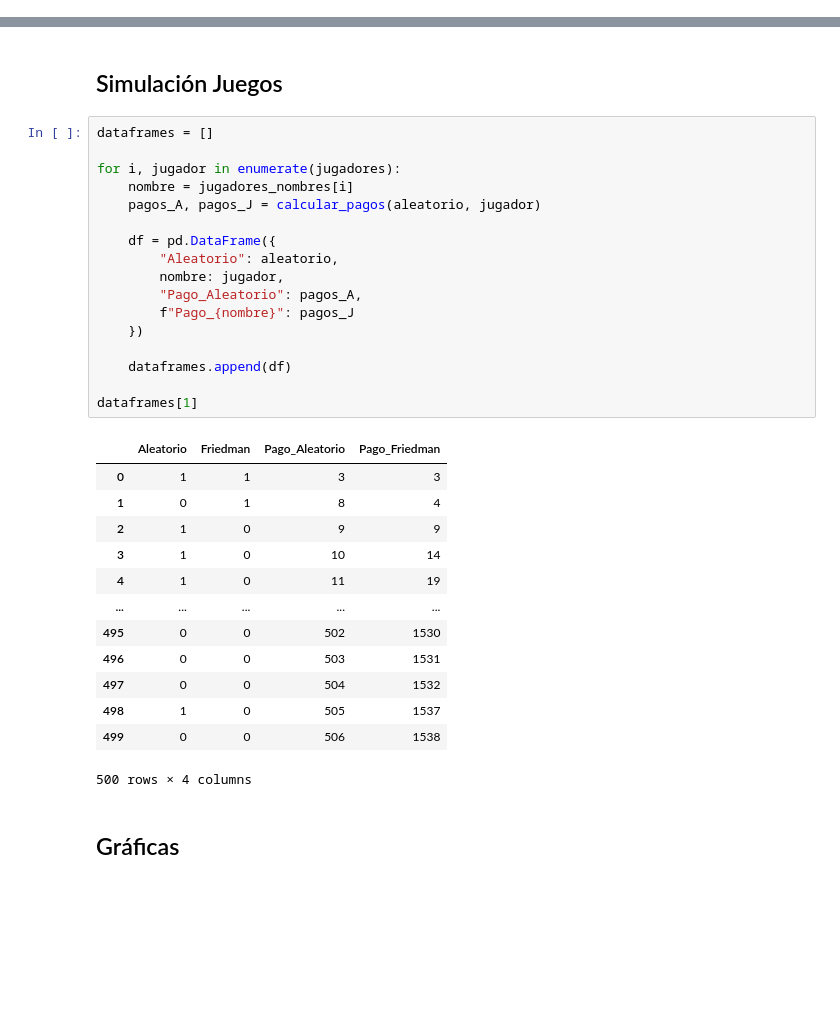
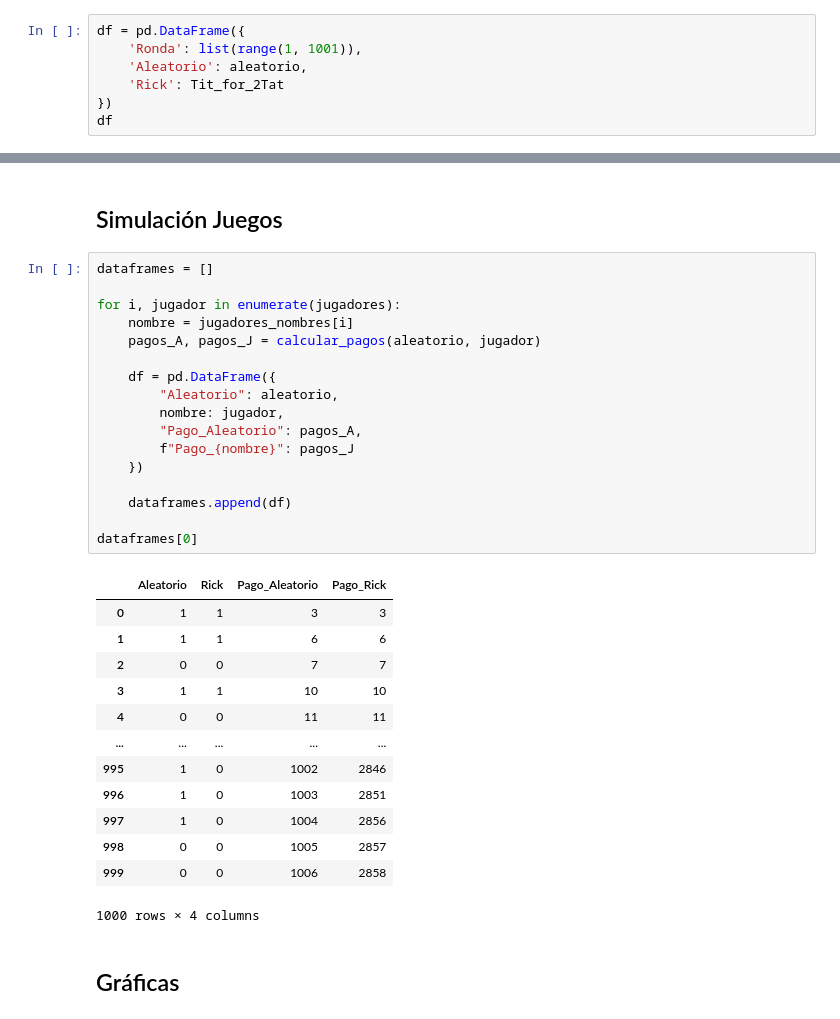
Before and after one commit to AlexFajardo26/Teoria_de_juegos, a Jupyter notebook: Proyecto.ipynb, the cells around one changed output, grey strips where cells are left out. Cells and saved outputs as stored; diff of their text form; blank space fills up the shorter version.

```diff
--- a/Proyecto.ipynb
+++ b/Proyecto.ipynb
@@ -70,0 +99,7 @@ jugadores.append(Tit_for_tat)
+# %%
+df = pd.DataFrame({
+    'Ronda': list(range(1, 1001)),
+    'Aleatorio': aleatorio,
+    'Rick': Tit_for_2Tat
+})
+df
@@ -93,34 +142,34 @@ def calcular_pagos(aleatorio, jugador):
 # %%
 dataframes = []
 
 for i, jugador in enumerate(jugadores):
     nombre = jugadores_nombres[i]
     pagos_A, pagos_J = calcular_pagos(aleatorio, jugador)
 
     df = pd.DataFrame({
         "Aleatorio": aleatorio,
         nombre: jugador,
         "Pago_Aleatorio": pagos_A,
         f"Pago_{nombre}": pagos_J
     })
 
     dataframes.append(df)
 
-dataframes[1]
+dataframes[0]
 # %% [output]
-|  | Aleatorio | Friedman | Pago_Aleatorio | Pago_Friedman |
+|  | Aleatorio | Rick | Pago_Aleatorio | Pago_Rick |
 | 0 | 1 | 1 | 3 | 3 |
-| 1 | 0 | 1 | 8 | 4 |
-| 2 | 1 | 0 | 9 | 9 |
-| 3 | 1 | 0 | 10 | 14 |
-| 4 | 1 | 0 | 11 | 19 |
+| 1 | 1 | 1 | 6 | 6 |
+| 2 | 0 | 0 | 7 | 7 |
+| 3 | 1 | 1 | 10 | 10 |
+| 4 | 0 | 0 | 11 | 11 |
 | ... | ... | ... | ... | ... |
-| 495 | 0 | 0 | 502 | 1530 |
-| 496 | 0 | 0 | 503 | 1531 |
-| 497 | 0 | 0 | 504 | 1532 |
-| 498 | 1 | 0 | 505 | 1537 |
-| 499 | 0 | 0 | 506 | 1538 |
+| 995 | 1 | 0 | 1002 | 2846 |
+| 996 | 1 | 0 | 1003 | 2851 |
+| 997 | 1 | 0 | 1004 | 2856 |
+| 998 | 0 | 0 | 1005 | 2857 |
+| 999 | 0 | 0 | 1006 | 2858 |
-500 rows × 4 columns
+1000 rows × 4 columns
 # %% [markdown]
 ## Gráficas
 # %%
```
Also changed, not shown: parts of 3 cells of this notebook.
